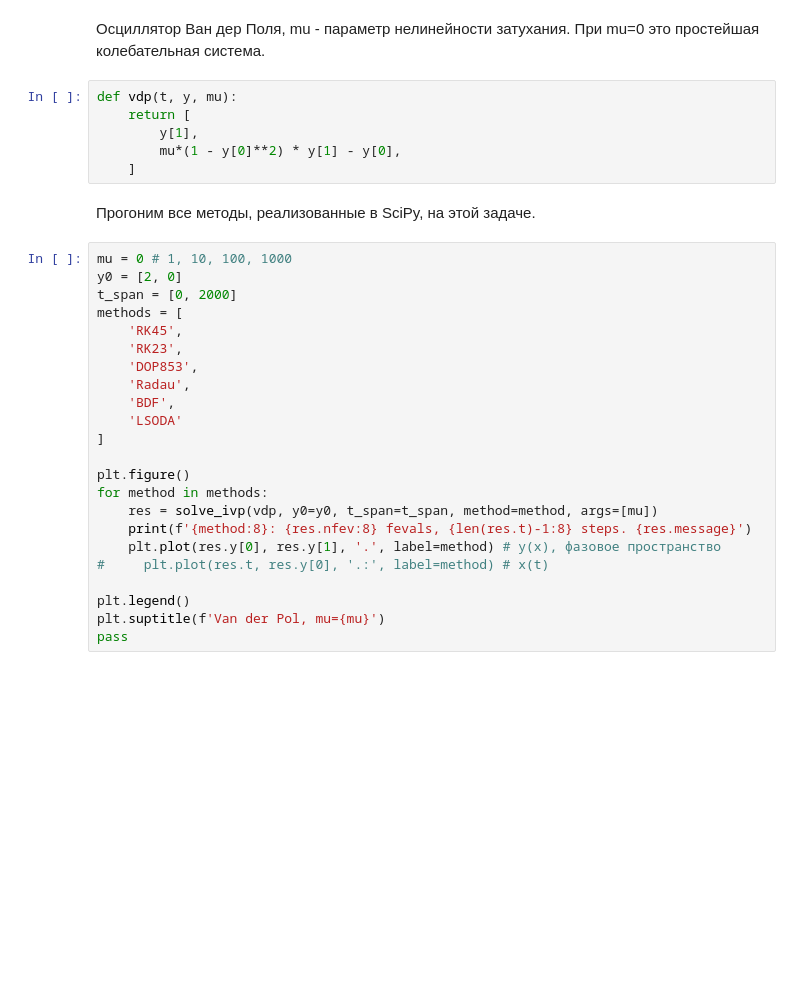
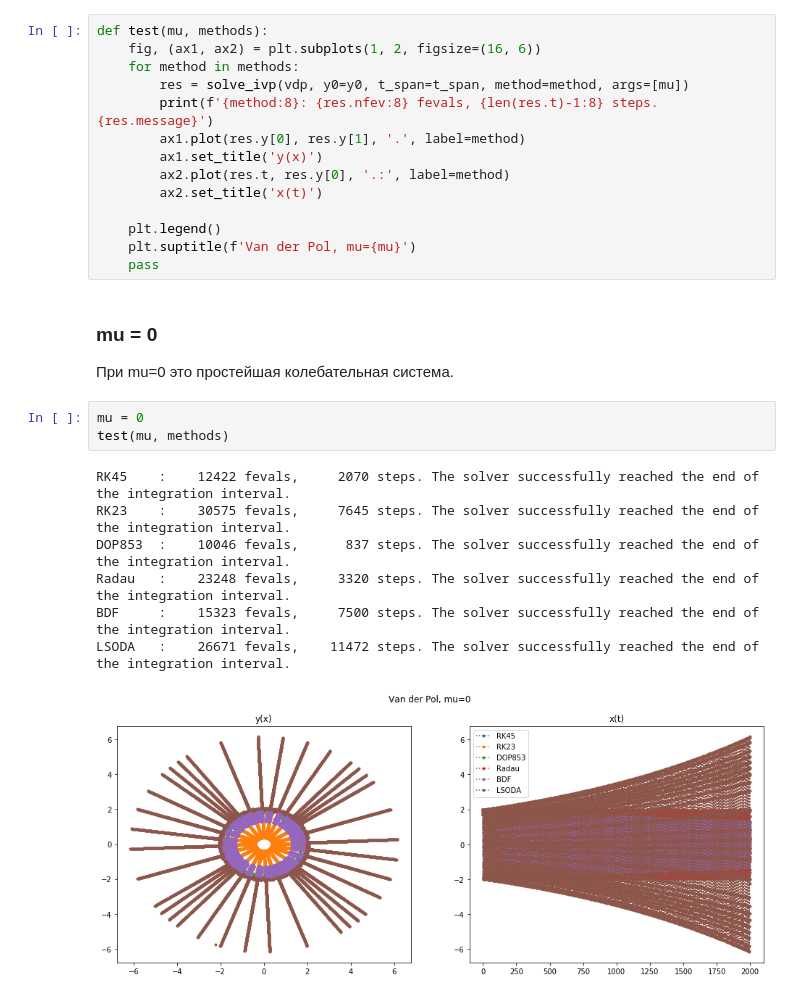
Before and after one commit to sedefe/chm, a Jupyter notebook: S3T2_solve_ode/notebooks/stiffness.ipynb, the cells around one changed output. Cells and saved outputs as stored; diff of their text form; blank space fills up the shorter version.

```diff
--- a/S3T2_solve_ode/notebooks/stiffness.ipynb
+++ b/S3T2_solve_ode/notebooks/stiffness.ipynb
@@ -10,33 +35,28 @@ import matplotlib.pyplot as plt
+# %%
+def test(mu, methods):
+    fig, (ax1, ax2) = plt.subplots(1, 2, figsize=(16, 6))
+    for method in methods:
+        res = solve_ivp(vdp, y0=y0, t_span=t_span, method=method, args=[mu])
+        print(f'{method:8}: {res.nfev:8} fevals, {len(res.t)-1:8} steps. {res.message}')
+        ax1.plot(res.y[0], res.y[1], '.', label=method)
+        ax1.set_title('y(x)')
+        ax2.plot(res.t, res.y[0], '.:', label=method)
+        ax2.set_title('x(t)')
+
+    plt.legend()
+    plt.suptitle(f'Van der Pol, mu={mu}')
+    pass
 # %% [markdown]
-Осциллятор Ван дер Поля, mu - параметр нелинейности затухания. При mu=0 это простейшая колебательная система.
+### mu = 0
+При mu=0 это простейшая колебательная система.
-# %%
-def vdp(t, y, mu):
-    return [
-        y[1],
-        mu*(1 - y[0]**2) * y[1] - y[0],
-    ]
-# %% [markdown]
-Прогоним все методы, реализованные в SciPy, на этой задаче.
-# %%
-mu = 0 # 1, 10, 100, 1000
-y0 = [2, 0]
-t_span = [0, 2000]
-methods = [
-    'RK45',
-    'RK23',
-    'DOP853',
-    'Radau',
-    'BDF',
-    'LSODA'
-]
-
-plt.figure()
-for method in methods:
-    res = solve_ivp(vdp, y0=y0, t_span=t_span, method=method, args=[mu])
-    print(f'{method:8}: {res.nfev:8} fevals, {len(res.t)-1:8} steps. {res.message}')
-    plt.plot(res.y[0], res.y[1], '.', label=method) # y(x), фазовое пространство
-#     plt.plot(res.t, res.y[0], '.:', label=method) # x(t)
-
-plt.legend()
-plt.suptitle(f'Van der Pol, mu={mu}')
-pass
+# %%
+mu = 0
+test(mu, methods)
+# %% [output]
+RK45    :    12422 fevals,     2070 steps. The solver successfully reached the end of the integration interval.
+RK23    :    30575 fevals,     7645 steps. The solver successfully reached the end of the integration interval.
+DOP853  :    10046 fevals,      837 steps. The solver successfully reached the end of the integration interval.
+Radau   :    23248 fevals,     3320 steps. The solver successfully reached the end of the integration interval.
+BDF     :    15323 fevals,     7500 steps. The solver successfully reached the end of the integration interval.
+LSODA   :    26671 fevals,    11472 steps. The solver successfully reached the end of the integration interval.
+[figure, added]
```
Also changed, not shown: parts of 10 cells of this notebook, 10 other files.
